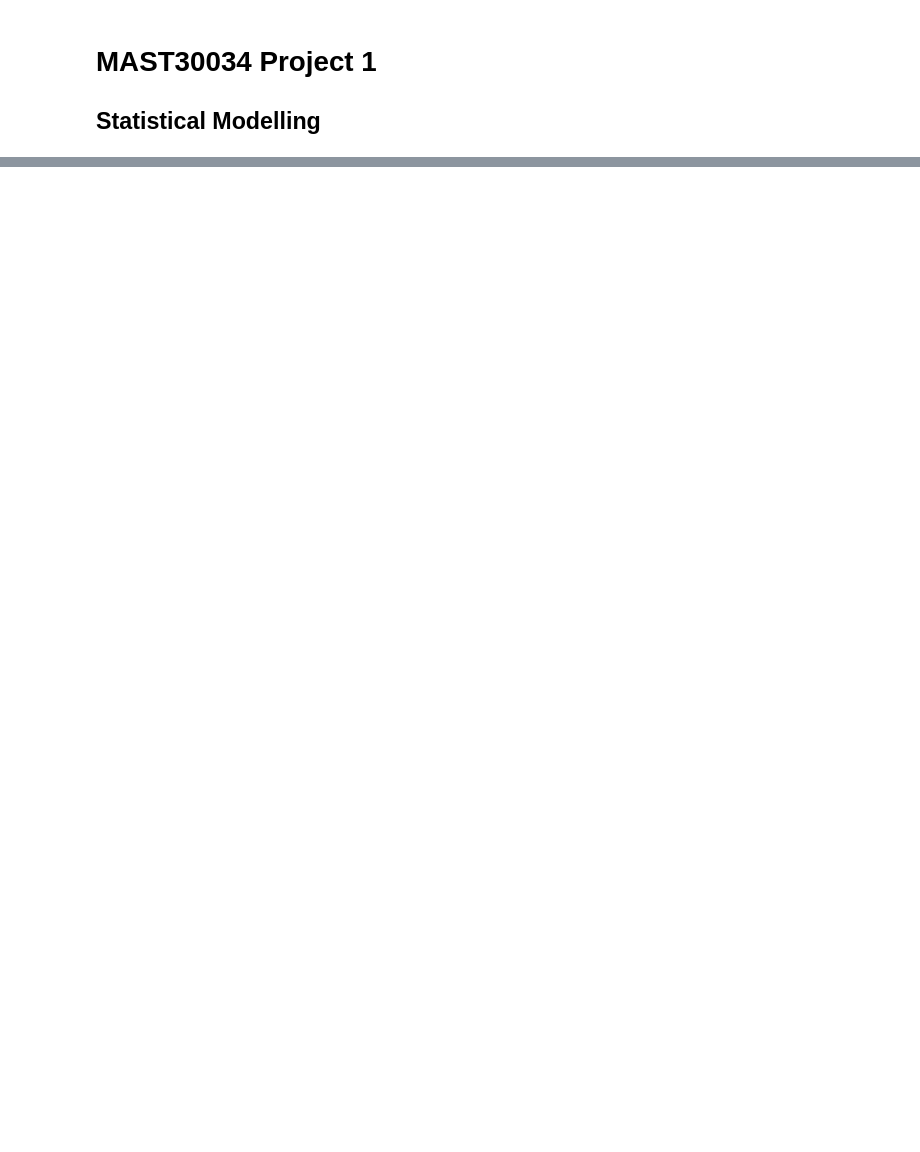
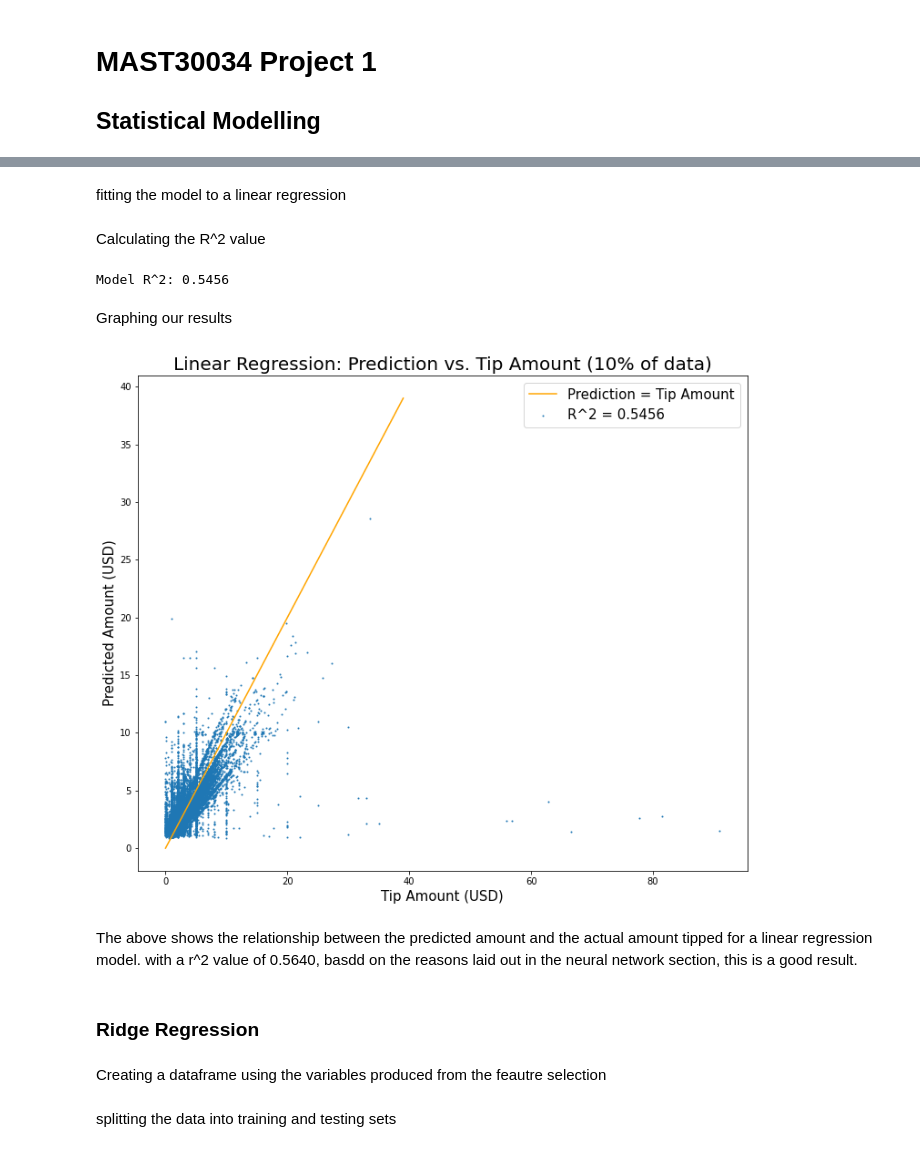
Before and after one commit to MAST30034-Applied-Data-Science/mast30034-project-1-JMelleuish, a Jupyter notebook: notebooks/Statistical_Modelling.ipynb, the cells around one changed output, grey strips where cells are left out. Drawn from its saved outputs; the diff is of its cells as text; code cells hidden in the pictures; blank space fills up the shorter version.

Commit message:
Final
Fixed an error

```diff
--- a/notebooks/Statistical_Modelling.ipynb
+++ b/notebooks/Statistical_Modelling.ipynb
@@ -186,0 +219,2 @@ print(evaluator.evaluate(predictionAndLabels))
+# %%
+X_train, X_test, y_train, y_test = train_test_split(X, y, test_size=0.2, random_state=1)
@@ -186,0 +223,50 @@ print(evaluator.evaluate(predictionAndLabels))
+# %%
+scaler = StandardScaler()
+X_train = scaler.fit_transform(X_train)
+X_test = scaler.transform(X_test)
+# %% [markdown]
+fitting the model to a linear regression
+# %%
+model = LinearRegression()
+model = model.fit(X_train, y_train)
+# %% [markdown]
+Calculating the R^2 value
+# %%
+predictions = model.predict(X_test)
+errors = np.array(predictions - y_test)
+squared_errors = errors**2
+tot_sum_squares = (np.array(y_test - y_test.mean())**2).sum()
+r2 = 1 - (squared_errors.sum() / tot_sum_squares)
+print(f'Model R^2: {r2:.4f}')
+# %% [output]
+Model R^2: 0.5456
+# %% [markdown]
+Graphing our results
+# %%
+# Creating the dataframe to be graphed
+y = predictions
+x = y_test
+fare_df = pd.DataFrame({"x": x, "y":y})
+fare_df = fare_df.sample(frac=0.1, replace=True, random_state=1) # sampling 10% to make the relationship clearer
+
+# prediction = tip amount line
+line = range(40)
+onetoone = [x for x in range(40)]
+
+# plotting
+fig, ax = plt.subplots(figsize=(12,10))
+ax.plot(line, onetoone, zorder=1, color = 'orange')
+fare_df.plot(kind='scatter', x = 'x', y = 'y', s = 1, ax = ax, zorder =-1)
+ax.set_xlabel('Tip Amount (USD)', fontsize = 15)
+ax.set_ylabel('Predicted Amount (USD)', fontsize = 15)
+ax.set_title("Linear Regression: Prediction vs. Tip Amount (10% of data)", fontsize = 20)
+plt.legend(['Prediction = Tip Amount', f'R^2 = {r2:.4f}'], loc = 'upper right', prop = {'size': 15})
+plt.savefig('../plots/Linear Regression.png', bbox_inches = 'tight')
+# %% [output]
+[figure, added]
+# %% [markdown]
+The above shows the relationship between the predicted amount and the actual amount tipped for a linear regression model. with a r^2 value of 0.5640, basdd on the reasons laid out in the neural network section, this is a good result.
+# %% [markdown]
+### Ridge Regression
+# %% [markdown]
+Creating a dataframe using the variables produced from the feautre selection
@@ -186,0 +279,2 @@ print(evaluator.evaluate(predictionAndLabels))
+# %% [markdown]
+splitting the data into training and testing sets
```
Also changed, not shown: parts of 62 cells of this notebook, 2 other files.
